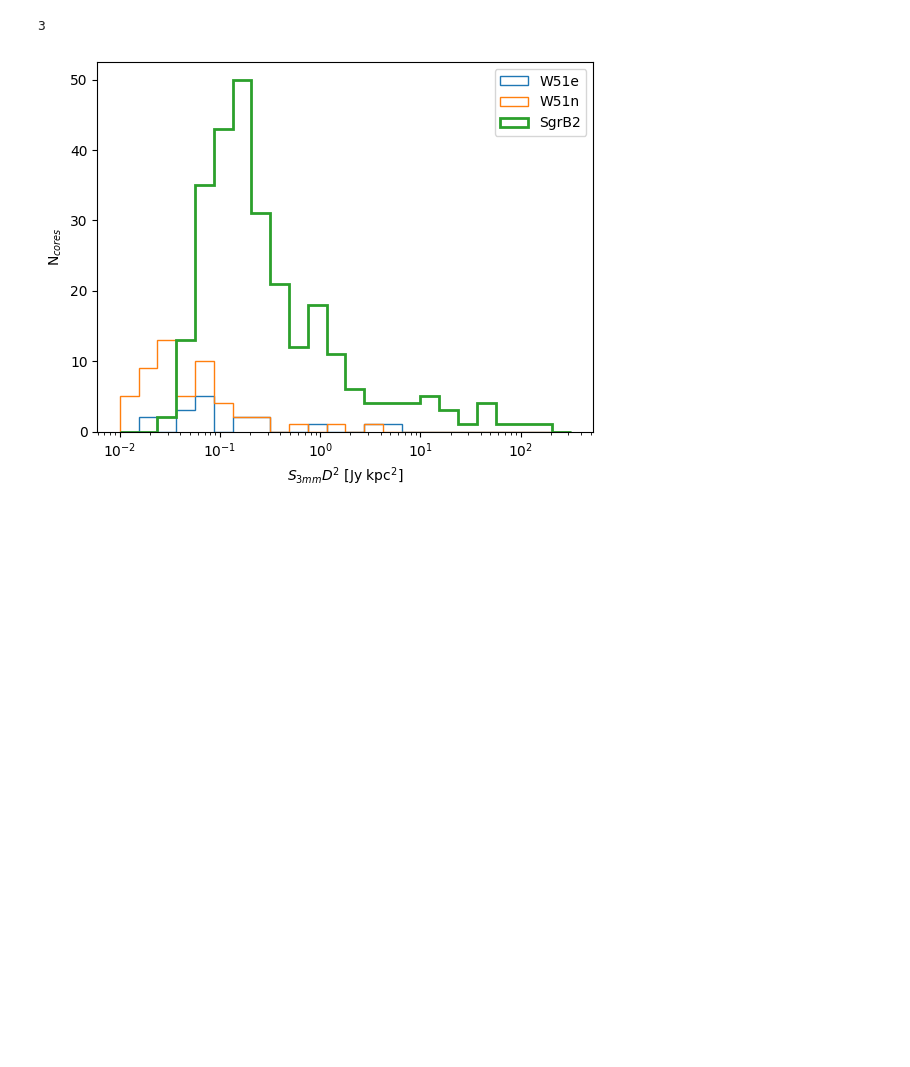
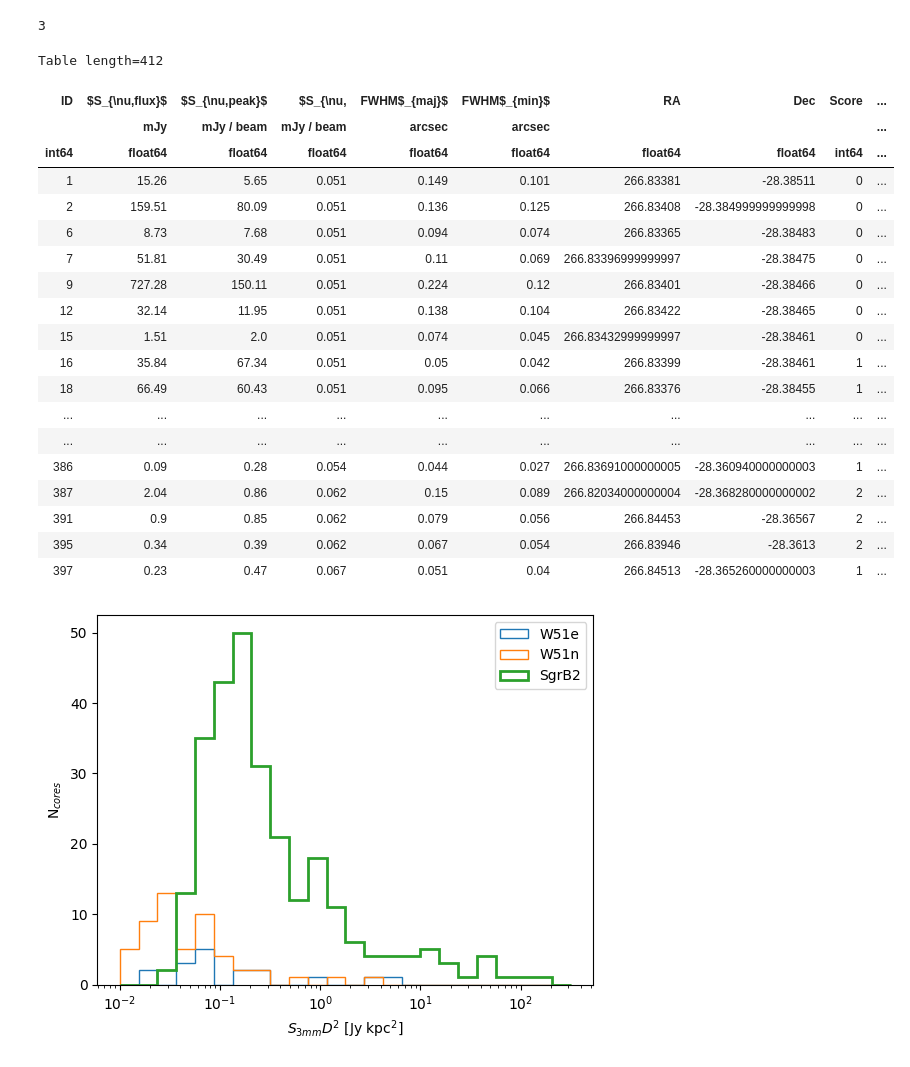
Before and after one commit to keflavich/notebooks, a Jupyter notebook: W51vsSgrB2CoreComparison.ipynb, the cells around one changed output. Cells and saved outputs as stored; diff of their text form; code cells hidden in the pictures; blank space fills up the shorter version.

```diff
--- a/W51vsSgrB2CoreComparison.ipynb
+++ b/W51vsSgrB2CoreComparison.ipynb
@@ -22,7 +22,7 @@ w51n_ppo['inincore_b3fov'].sum(),  w51e_ppo['inincore_b3fov'].sum(), (~w51n_ppo[
 # %%
 with warnings.catch_warnings():
     warnings.simplefilter('ignore')
-    sgb2_b3 = Table.read('/home/nbudaiev/orange_link/sgrb2/NB/fits_archive/SgrB2_ALMA_catalog/B3_cat.fits')
+    sgrb2_b3 = Table.read('/home/nbudaiev/orange_link/sgrb2/NB/fits_archive/SgrB2_ALMA_catalog/B3_cat.fits')
 sgrb2_core = Vizier(row_limit=1e9).get_catalogs('J/ApJ/853/171')[0]
 
 def try_num(x):
@@ -30,12 +30,35 @@ def try_num(x):
         return (x.split('_')[0])
     except:
         return -999
-hires_ids = [try_num(g18) for g18 in sgb2_b3['G18']]
+hires_ids = [try_num(g18) for g18 in sgrb2_b3['G18']]
 nmatches = [hires_ids.count(idn) for idn in sgrb2_core['ID']]
 sgrb2_core.add_column(nmatches, name="numhires")
 np.max(nmatches)
 # %% [output]
 3
+# %%
+sgrb2_b3
+# %% [output]
+Table length=412
+| ID | $S_{\nu,flux}$ | $S_{\nu,peak}$ | $S_{\nu, | FWHM$_{maj}$ | FWHM$_{min}$ | RA | Dec | Score | ... |
+|  | mJy | mJy / beam | mJy / beam | arcsec | arcsec |  |  |  | ... |
+| int64 | float64 | float64 | float64 | float64 | float64 | float64 | float64 | int64 | ... |
+| 1 | 15.26 | 5.65 | 0.051 | 0.149 | 0.101 | 266.83381 | -28.38511 | 0 | ... |
+| 2 | 159.51 | 80.09 | 0.051 | 0.136 | 0.125 | 266.83408 | -28.384999999999998 | 0 | ... |
+| 6 | 8.73 | 7.68 | 0.051 | 0.094 | 0.074 | 266.83365 | -28.38483 | 0 | ... |
+| 7 | 51.81 | 30.49 | 0.051 | 0.11 | 0.069 | 266.83396999999997 | -28.38475 | 0 | ... |
+| 9 | 727.28 | 150.11 | 0.051 | 0.224 | 0.12 | 266.83401 | -28.38466 | 0 | ... |
+| 12 | 32.14 | 11.95 | 0.051 | 0.138 | 0.104 | 266.83422 | -28.38465 | 0 | ... |
+| 15 | 1.51 | 2.0 | 0.051 | 0.074 | 0.045 | 266.83432999999997 | -28.38461 | 0 | ... |
+| 16 | 35.84 | 67.34 | 0.051 | 0.05 | 0.042 | 266.83399 | -28.38461 | 1 | ... |
+| 18 | 66.49 | 60.43 | 0.051 | 0.095 | 0.066 | 266.83376 | -28.38455 | 1 | ... |
+| ... | ... | ... | ... | ... | ... | ... | ... | ... | ... |
+| ... | ... | ... | ... | ... | ... | ... | ... | ... | ... |
+| 386 | 0.09 | 0.28 | 0.054 | 0.044 | 0.027 | 266.83691000000005 | -28.360940000000003 | 1 | ... |
+| 387 | 2.04 | 0.86 | 0.062 | 0.15 | 0.089 | 266.82034000000004 | -28.368280000000002 | 2 | ... |
+| 391 | 0.9 | 0.85 | 0.062 | 0.079 | 0.056 | 266.84453 | -28.36567 | 2 | ... |
+| 395 | 0.34 | 0.39 | 0.062 | 0.067 | 0.054 | 266.83946 | -28.3613 | 2 | ... |
+| 397 | 0.23 | 0.47 | 0.067 | 0.051 | 0.04 | 266.84513 | -28.365260000000003 | 1 | ... |
 # %%
 bins = np.logspace(-2, 2.5, 25)
 #pl.hist(w51e_core['FXT_BST03'] * 5.1**2, histtype='step', bins=bins, label='W51e')
```
Also changed, not shown: 11 other files.
